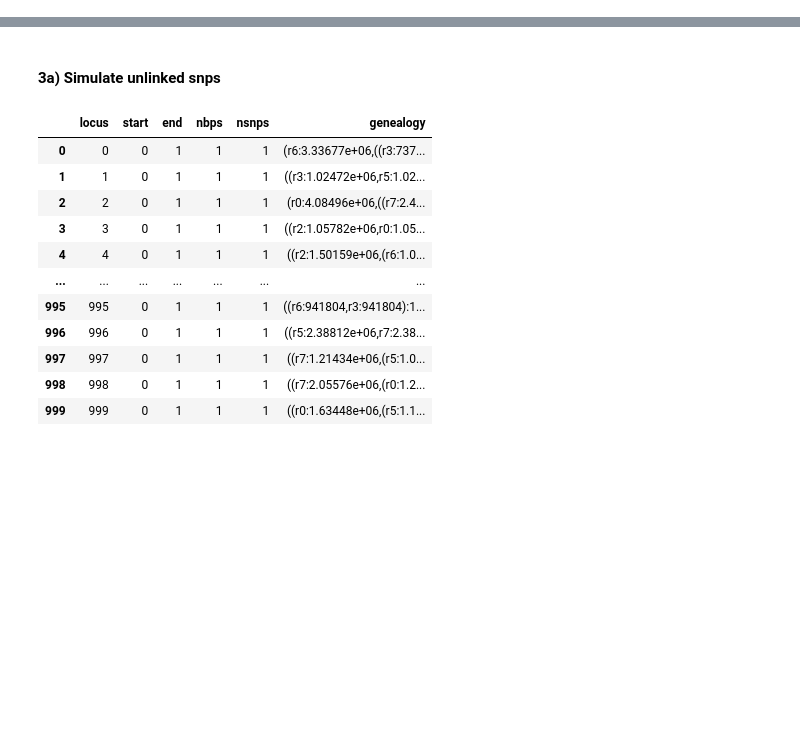
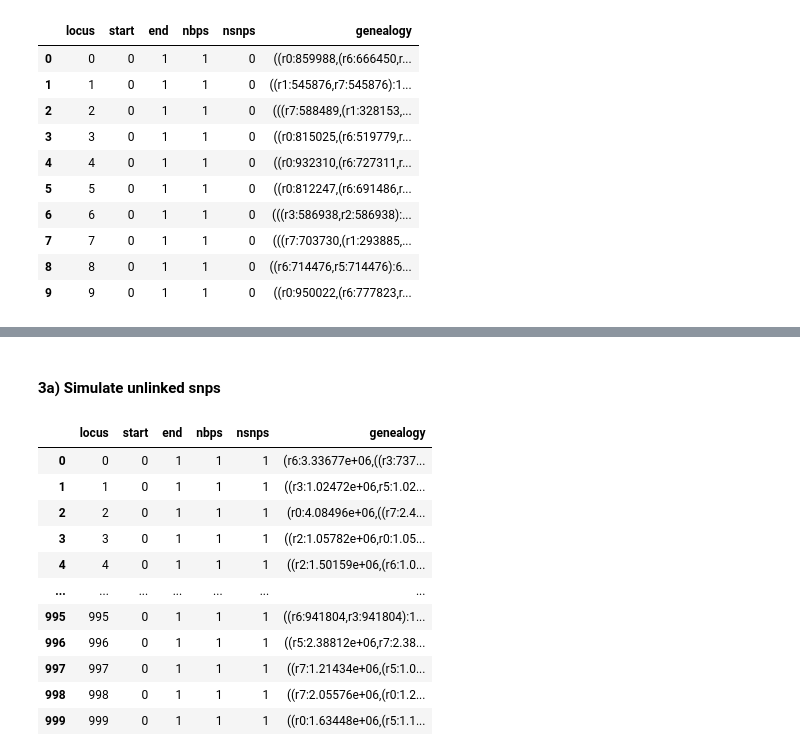
Before and after one commit to pmckenz1/ipcoal, a Jupyter notebook: docs/notebooks/Tutorial.ipynb, the cells around one changed output, grey strips where cells are left out. Drawn from its saved outputs; the diff is of its cells as text; code cells hidden in the pictures; blank space fills up the shorter version.

```diff
--- a/docs/notebooks/Tutorial.ipynb
+++ b/docs/notebooks/Tutorial.ipynb
@@ -10,5 +29,5 @@ import toytree
 # %%
-# init a model Class object for simulations
-tree = toytree.rtree.unittree(8, treeheight=1e6)
+# generate a random tree with 8 tips and height of 1M generations
+tree1 = toytree.rtree.unittree(8, treeheight=1e6, seed=123)
 # %%
 # draw tree showing idx labels
@@ -21,0 +66,4 @@ model = ipcoal.Model(tree=tree, Ne=1e6)
+# %%
+# simulate unlinked genealogies
+unlinked = ipcoal.Model(tree=tree, Ne=1e5, seed=1234)
+unlinked.sim_trees(nloci=10, nsites=1)
@@ -21,0 +90,15 @@ model = ipcoal.Model(tree=tree, Ne=1e6)
+# %%
+# show unlinked genealogies
+unlinked.df.head(10)
+# %% [output]
+|  | locus | start | end | nbps | nsnps | genealogy |
+| 0 | 0 | 0 | 1 | 1 | 0 | ((r0:859988,(r6:666450,r... |
+| 1 | 1 | 0 | 1 | 1 | 0 | ((r1:545876,r7:545876):1... |
+| 2 | 2 | 0 | 1 | 1 | 0 | (((r7:588489,(r1:328153,... |
+| 3 | 3 | 0 | 1 | 1 | 0 | ((r0:815025,(r6:519779,r... |
+| 4 | 4 | 0 | 1 | 1 | 0 | ((r0:932310,(r6:727311,r... |
+| 5 | 5 | 0 | 1 | 1 | 0 | ((r0:812247,(r6:691486,r... |
+| 6 | 6 | 0 | 1 | 1 | 0 | (((r3:586938,r2:586938):... |
+| 7 | 7 | 0 | 1 | 1 | 0 | (((r7:703730,(r1:293885,... |
+| 8 | 8 | 0 | 1 | 1 | 0 | ((r6:714476,r5:714476):6... |
+| 9 | 9 | 0 | 1 | 1 | 0 | ((r0:950022,(r6:777823,r... |
```
Also changed, not shown: parts of 38 cells of this notebook, 9 other files.
